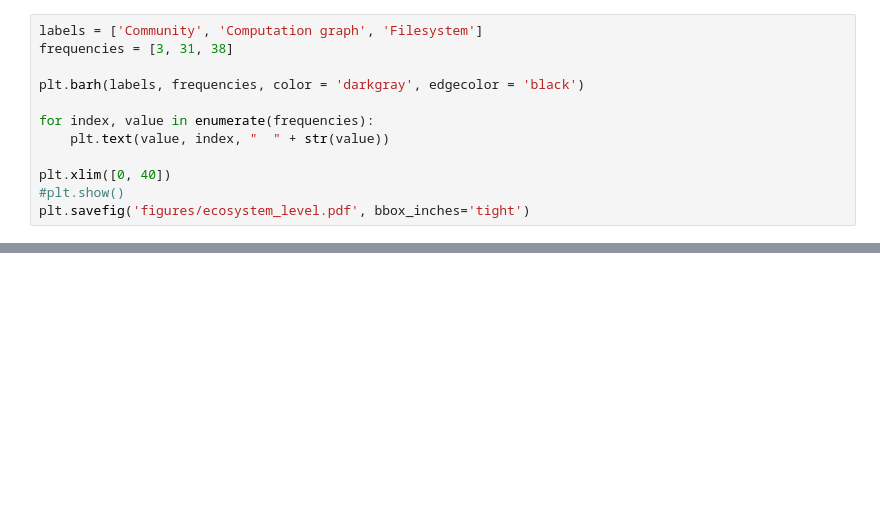
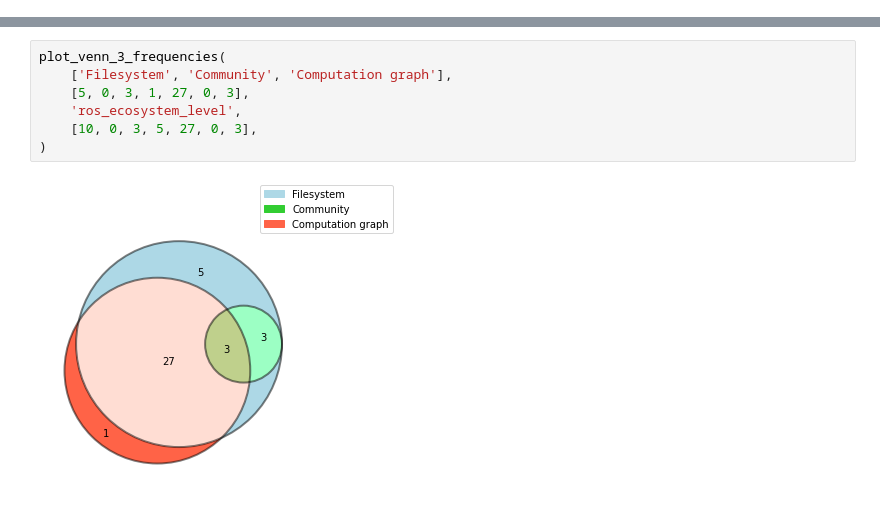
Before and after one commit to engelhamer/SLR-2021, a Jupyter notebook: figures.ipynb, the cells around one changed output, grey strips where cells are left out. Saved outputs shown, nothing was run; the diff lists cells and outputs as text; blank space fills up the shorter version.

```diff
--- a/figures.ipynb
+++ b/figures.ipynb
@@ -80,12 +23,0 @@ plt.savefig('figures/hardware_platform.pdf', bbox_inches='tight')
-# %%
-labels = ['Community', 'Computation graph', 'Filesystem']
-frequencies = [3, 31, 38]
-
-plt.barh(labels, frequencies, color = 'darkgray', edgecolor = 'black')
-
-for index, value in enumerate(frequencies):
-    plt.text(value, index, "  " + str(value))
-
-plt.xlim([0, 40])
-#plt.show()
-plt.savefig('figures/ecosystem_level.pdf', bbox_inches='tight')
@@ -94 +50,10 @@ plt.savefig('figures/ecosystem_level.pdf', bbox_inches='tight')
+# %%
+plot_venn_3_frequencies(
+    ['Filesystem', 'Community', 'Computation graph'],
+    [5, 0, 3, 1, 27, 0, 3],
+    'ros_ecosystem_level',
+    [10, 0, 3, 5, 27, 0, 3],
+)
+# %% [output]
+[figure, added]
 # %%
```
Also changed, not shown: parts of 14 cells of this notebook, 6 other files.
